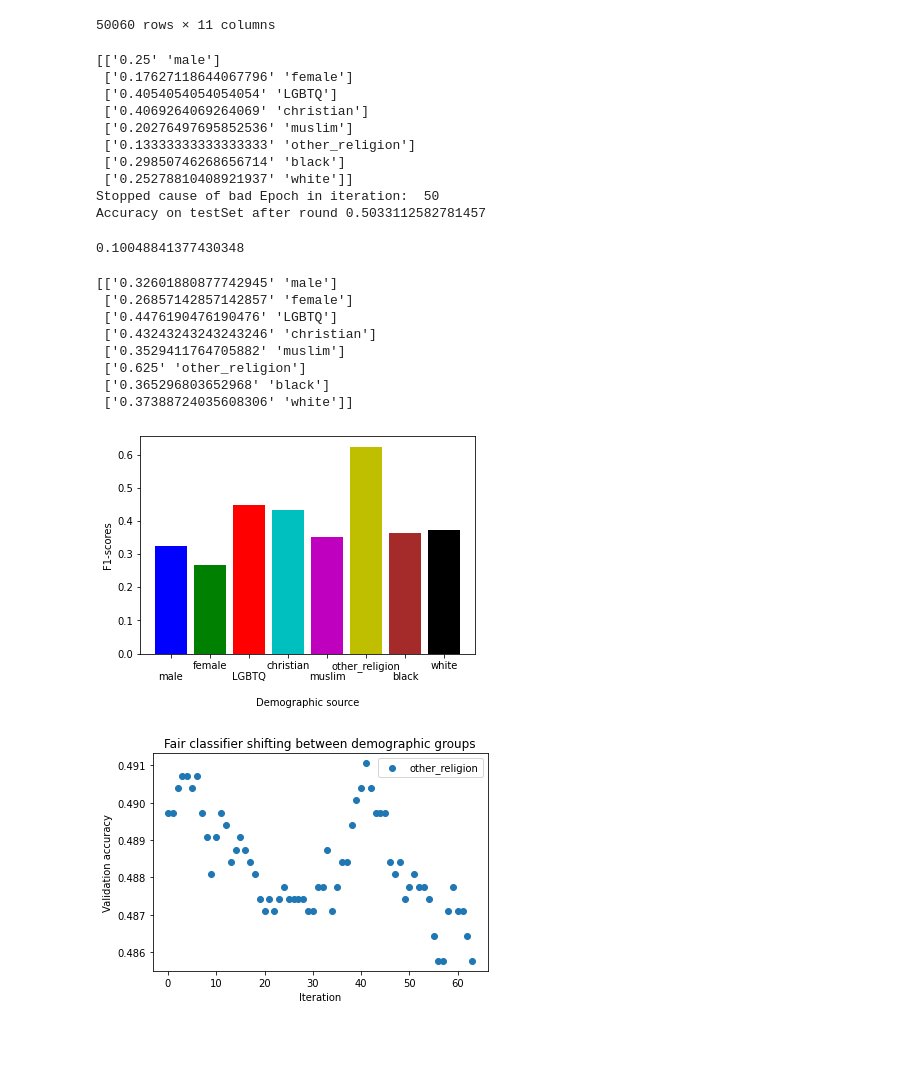
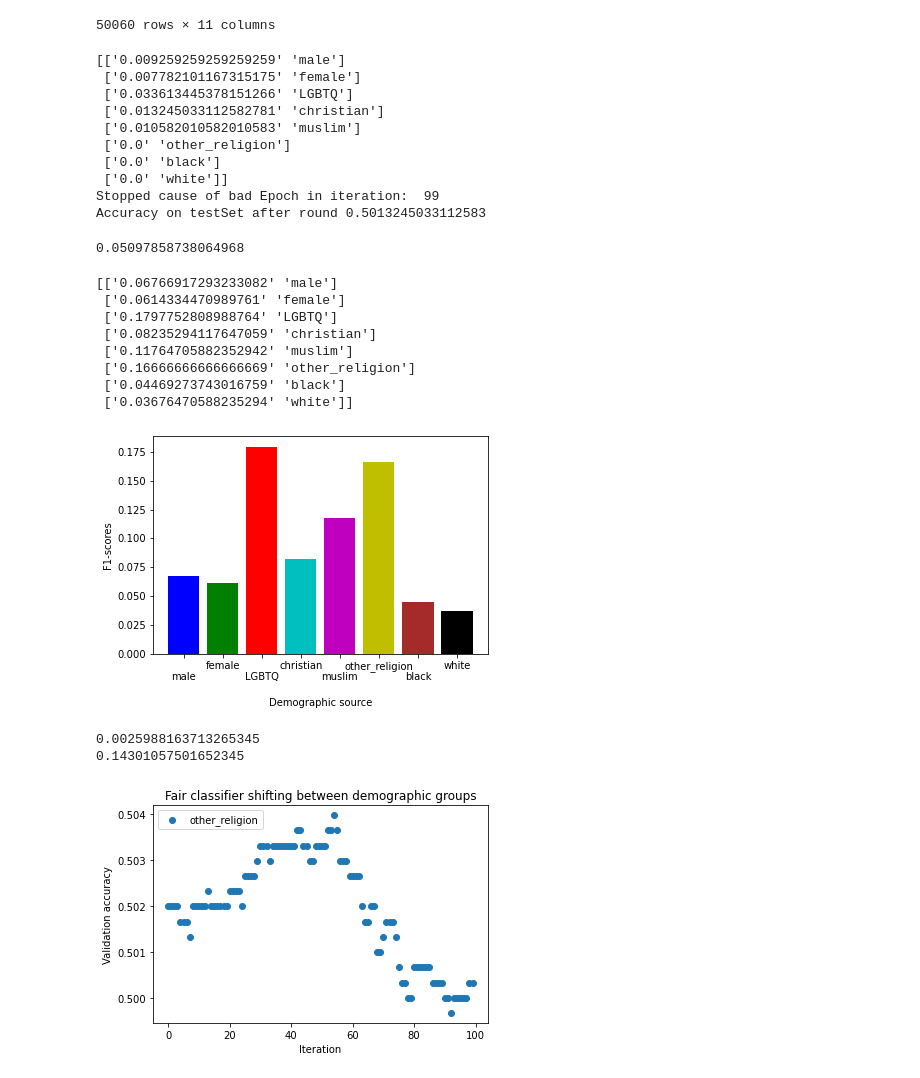
Before and after one commit to ramuld12/bachelorThesis, a Jupyter notebook: Baselines/BaselineClassifierFair.ipynb, the cells around one changed output. Saved outputs shown, nothing was run; the diff lists cells and outputs as text; code cells hidden in the pictures; blank space fills up the shorter version.

```diff
--- a/Baselines/BaselineClassifierFair.ipynb
+++ b/Baselines/BaselineClassifierFair.ipynb
@@ -149,7 +149,7 @@ class AdalineGDFair():
 
         badEpoch = 0
         self.bestW = self.w
-        early_stopping = 50
+        early_stopping = 100
 
         self.FinalAccList_ = []
         self.FinalAccListTrain_ = []
@@ -217,22 +217,22 @@ model.CheckAccuracy(predictions, Y_test)
 
 print("Accuracy on testSet after round", model.CheckAccuracy(predictions, Y_test))
 # %% [output]
-[['0.25' 'male']
- ['0.17627118644067796' 'female']
- ['0.4054054054054054' 'LGBTQ']
- ['0.4069264069264069' 'christian']
- ['0.20276497695852536' 'muslim']
- ['0.13333333333333333' 'other_religion']
- ['0.29850746268656714' 'black']
- ['0.25278810408921937' 'white']]
-Stopped cause of bad Epoch in iteration:  50
-Accuracy on testSet after round 0.5033112582781457
+[['0.009259259259259259' 'male']
+ ['0.007782101167315175' 'female']
+ ['0.033613445378151266' 'LGBTQ']
+ ['0.013245033112582781' 'christian']
+ ['0.010582010582010583' 'muslim']
+ ['0.0' 'other_religion']
+ ['0.0' 'black']
+ ['0.0' 'white']]
+Stopped cause of bad Epoch in iteration:  99
+Accuracy on testSet after round 0.5013245033112583
 # %%
 forBarPlot = model.PredictTestSetDemographic(test_data)
 # %%
 np.std(forBarPlot[:,0].astype(float))
 # %% [output]
-0.10048841377430348
+0.05097858738064968
 # %%
 forBarPlot = model.PredictTestSetDemographic(test_data)
 print(forBarPlot)
@@ -252,15 +252,15 @@ plt.bar(x_pos, y, color=['b', 'g', 'r', 'c', 'm', 'y', 'brown', 'k'])
 plt.xlabel("\nDemographic source")
 plt.ylabel("F1-scores")
 plt.xticks(x_pos, x)
-plt.savefig('FinalF1-scores')
+plt.savefig('FinalF1-scoresFair')
 plt.show()
 # %% [output]
-[['0.32601880877742945' 'male']
- ['0.26857142857142857' 'female']
- ['0.4476190476190476' 'LGBTQ']
- ['0.43243243243243246' 'christian']
- ['0.3529411764705882' 'muslim']
- ['0.625' 'other_religion']
- ['0.365296803652968' 'black']
- ['0.37388724035608306' 'white']]
+[['0.06766917293233082' 'male']
+ ['0.0614334470989761' 'female']
+ ['0.1797752808988764' 'LGBTQ']
+ ['0.08235294117647059' 'christian']
+ ['0.11764705882352942' 'muslim']
+ ['0.16666666666666669' 'other_religion']
+ ['0.04469273743016759' 'black']
+ ['0.03676470588235294' 'white']]
-[figure, old version]
+[figure, new version]
@@ -271,24 +267,30 @@ plt.show()
+# %%
+print(np.var(forBarPlot[:,0].astype(float)))
+print(np.max(forBarPlot[:,0].astype(float)) - np.min(forBarPlot[:,0].astype(float)))
+# %% [output]
+0.0025988163713265345
+0.14301057501652345
 # %%
 lstlst = []
 for k in np.unique(model.FinalAccList_[:,1]):
     tmpLst = []
     for i in model.FinalAccList_:
         if k == i[1]:
             tmpLst.append([i[0], i[2], i[1]])
     lstlst.append(np.array(tmpLst))
 
 plt.figure()
 for lst in lstlst:
     plt.scatter(np.array(lst[:,1]).astype(int), np.array(lst[:,0]).astype(np.float), label=lst[:,2][0])
 
 plt.xlabel('Iteration')
 plt.ylabel('Validation accuracy')
 plt.title('Fair classifier shifting between demographic groups')
-plt.legend(loc='upper right')
-plt.savefig('AccuracyEvolving')
+plt.legend(loc='upper left')
+plt.savefig('AccuracyEvolvingFair')
 plt.show()
 # %% [output]
-[figure, old version]
+[figure, new version]
 # %%
 lstlst = []
 for k in np.unique(model.FinalAccListTrain_[:,1]):
```
Also changed, not shown: parts of 2 cells of this notebook, 3 other files.
